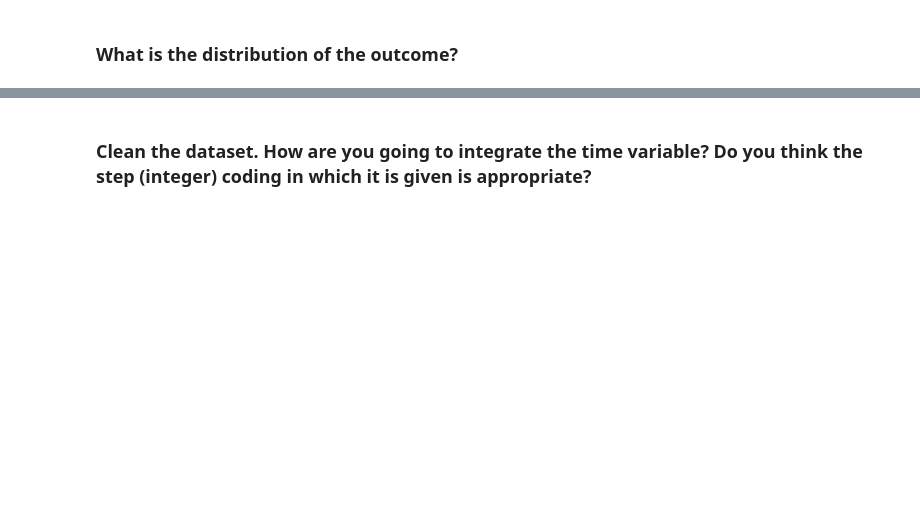
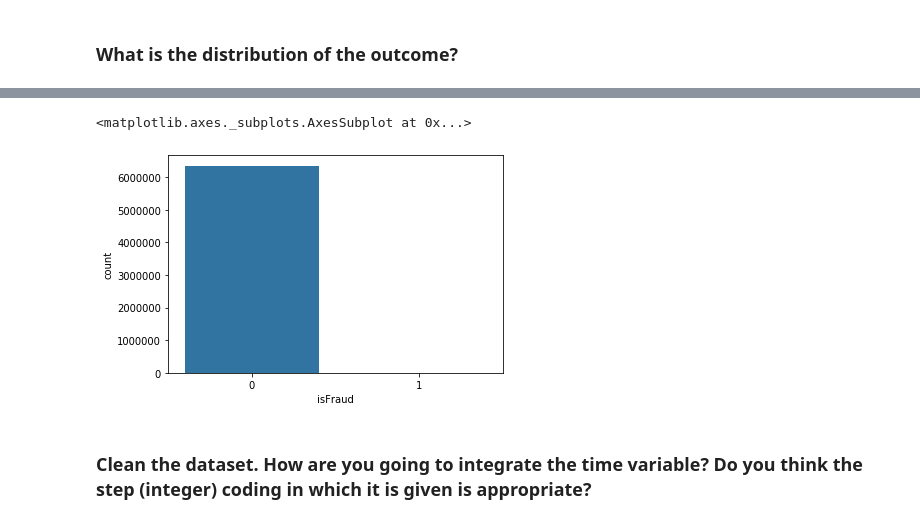
Before and after one commit to ta-datapt-bcn/lab-unbalance, a Jupyter notebook: your-code/lab_inbalance.ipynb, the cells around one changed output, grey strips where cells are left out. Saved outputs shown, nothing was run; the diff lists cells and outputs as text; code cells hidden in the pictures; blank space fills up the shorter version.

```diff
--- a/your-code/lab_inbalance.ipynb
+++ b/your-code/lab_inbalance.ipynb
@@ -13,4 +91,8 @@ Like we disussed in class, when we have noisy data, if we are not careful, we ca
 # %%
 # Your response here
+sns.countplot(x ='isFraud', data=df)
+# %% [output]
+<matplotlib.axes._subplots.AxesSubplot at 0x...>
+[figure, added]
 # %% [markdown]
 ### Clean the dataset. How are you going to integrate the time variable? Do you think the step (integer) coding in which it is given is appropriate?
```
Also changed, not shown: parts of 36 cells of this notebook.
